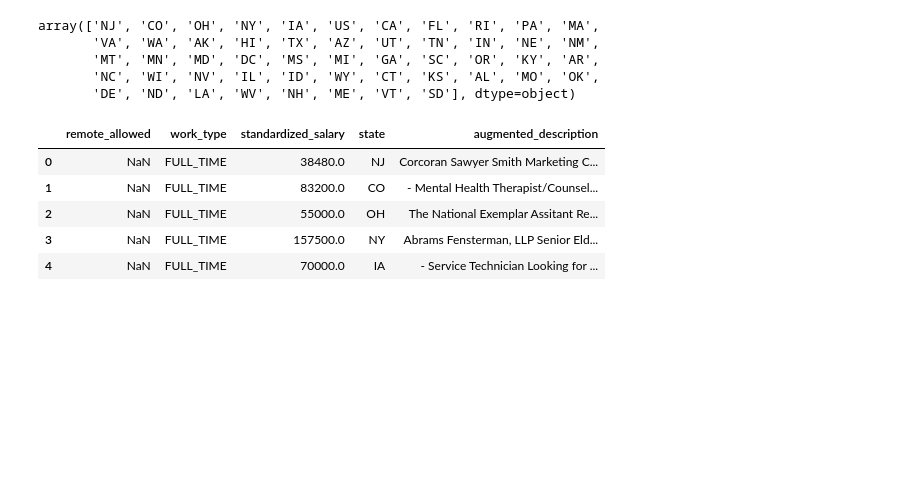
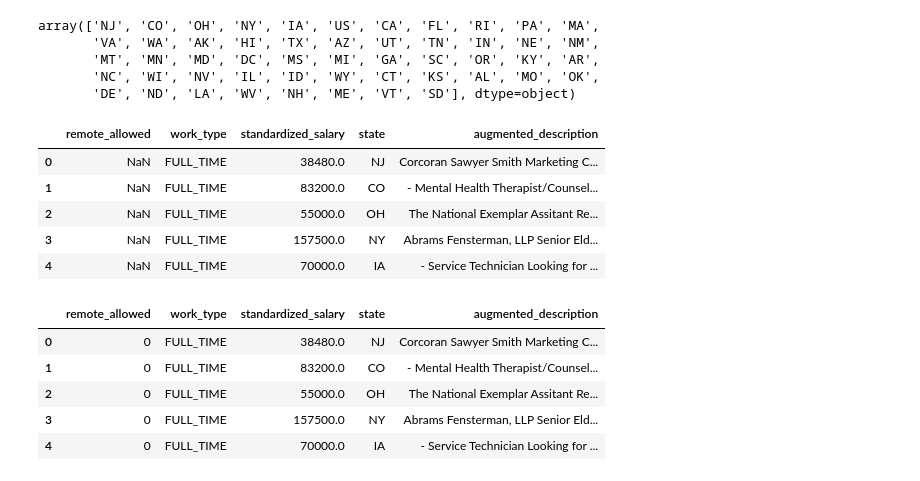
Before and after one commit to Excelsior7/ml_for_business_course, a Jupyter notebook: salary_prediction.ipynb, the cells around one changed output. Cells and saved outputs as stored; diff of their text form; code cells hidden in the pictures; blank space fills up the shorter version.

```diff
--- a/salary_prediction.ipynb
+++ b/salary_prediction.ipynb
@@ -334,3 +334,12 @@ jobs_data.head()
 # %%
 jobs_data["remote_allowed"] = jobs_data["remote_allowed"].fillna(0)
 jobs_data["remote_allowed"] = jobs_data["remote_allowed"].astype(int)
+# %%
+jobs_data.head()
+# %% [output]
+|  | remote_allowed | work_type | standardized_salary | state | augmented_description |
+| 0 | 0 | FULL_TIME | 38480.0 | NJ | Corcoran Sawyer Smith Marketing C... |
+| 1 | 0 | FULL_TIME | 83200.0 | CO | - Mental Health Therapist/Counsel... |
+| 2 | 0 | FULL_TIME | 55000.0 | OH | The National Exemplar Assitant Re... |
+| 3 | 0 | FULL_TIME | 157500.0 | NY | Abrams Fensterman, LLP Senior Eld... |
+| 4 | 0 | FULL_TIME | 70000.0 | IA | - Service Technician Looking for ... |
```
Also changed, not shown: parts of 18 cells of this notebook.
